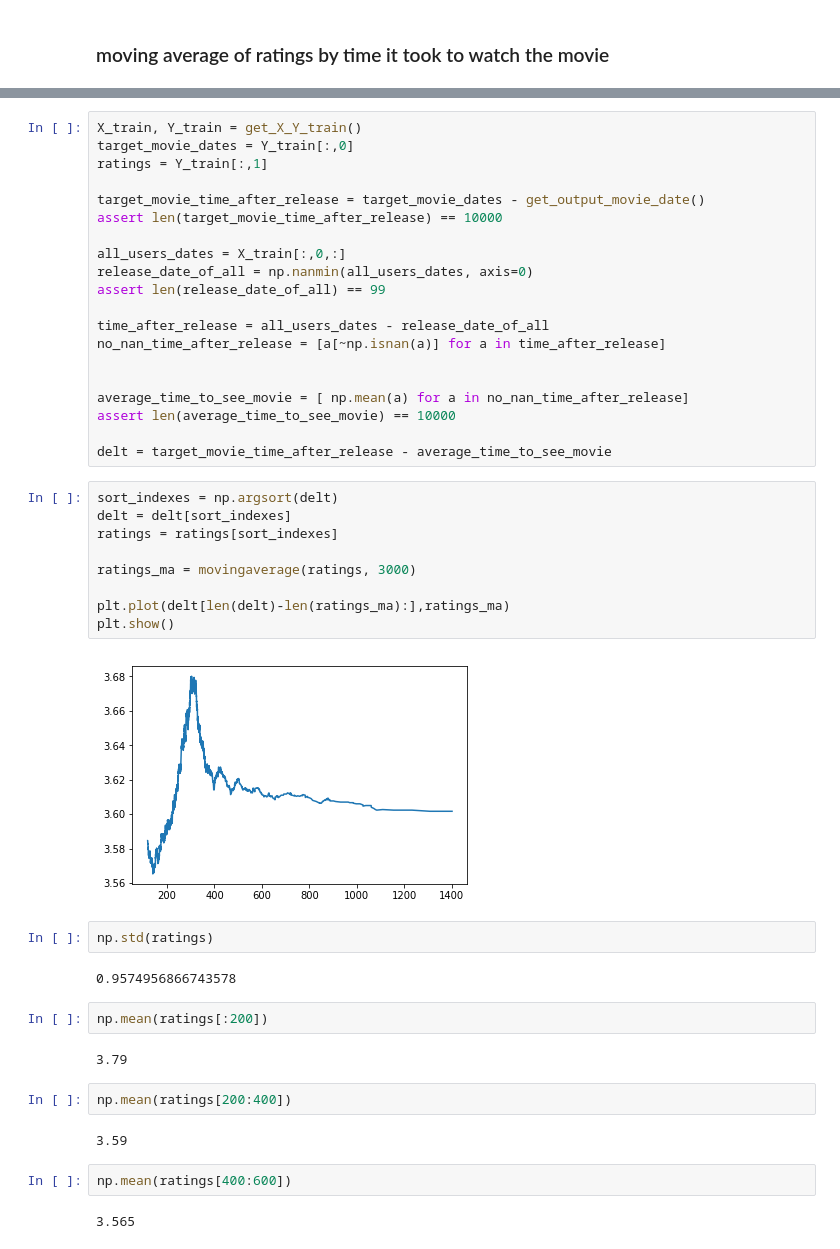
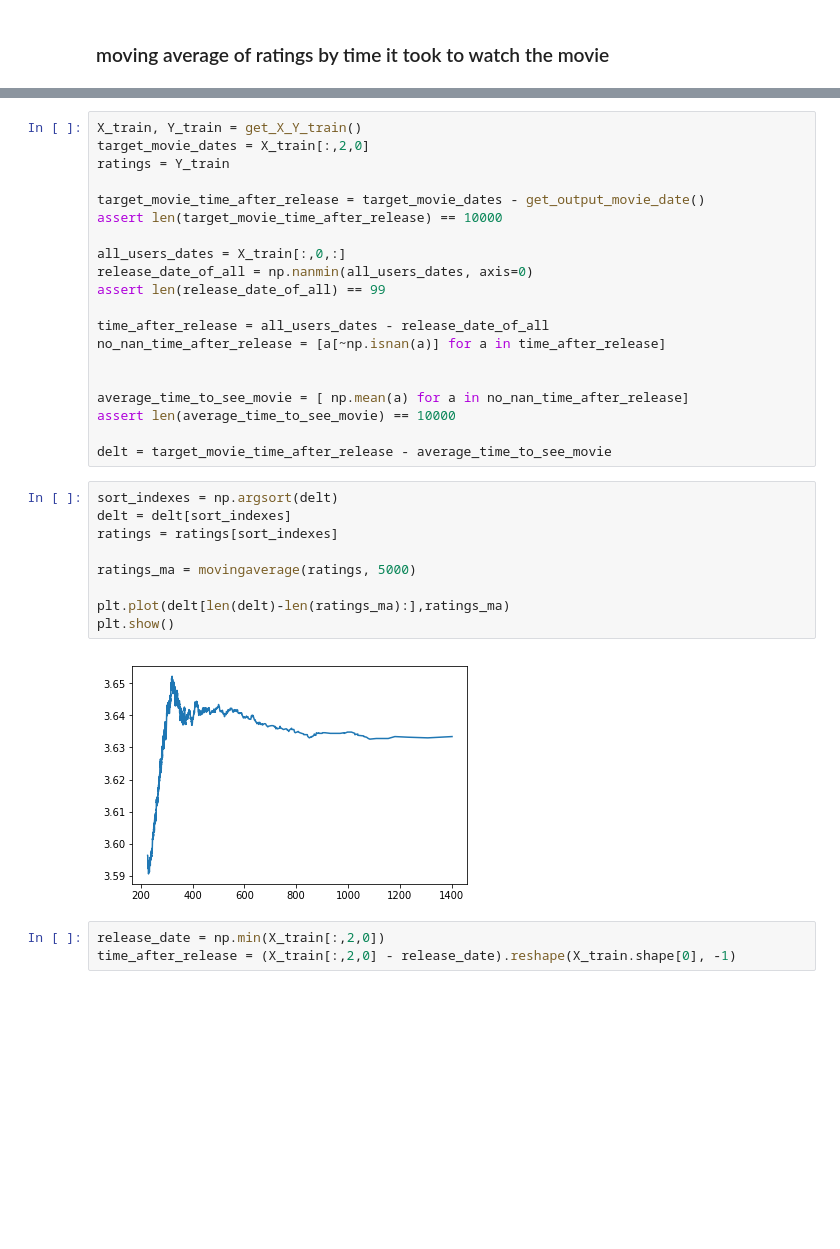
Before and after one commit to JonathanSomer/StatisticalLearningClassCompetition, a Jupyter notebook: visualize_data.ipynb, the cells around one changed output, grey strips where cells are left out. Saved outputs shown, nothing was run; the diff lists cells and outputs as text; blank space fills up the shorter version.

```diff
--- a/visualize_data.ipynb
+++ b/visualize_data.ipynb
@@ -144,7 +144,7 @@ plt.show()
 # %%
 X_train, Y_train = get_X_Y_train()
-target_movie_dates = Y_train[:,0]
-ratings = Y_train[:,1]
+target_movie_dates = X_train[:,2,0]
+ratings = Y_train
 
 target_movie_time_after_release = target_movie_dates - get_output_movie_date()
 assert len(target_movie_time_after_release) == 10000
@@ -164,27 +164,14 @@ delt = target_movie_time_after_release - average_time_to_see_movie
 # %%
 sort_indexes = np.argsort(delt)
 delt = delt[sort_indexes]
 ratings = ratings[sort_indexes]
 
-ratings_ma = movingaverage(ratings, 3000)
+ratings_ma = movingaverage(ratings, 5000)
 
 plt.plot(delt[len(delt)-len(ratings_ma):],ratings_ma)
 plt.show()
 # %% [output]
-[figure, old version]
+[figure, new version]
-# %%
-np.std(ratings)
-# %% [output]
-0.9574956866743578
-# %%
-np.mean(ratings[:200])
-# %% [output]
-3.79
-# %%
-np.mean(ratings[200:400])
-# %% [output]
-3.59
-# %%
-np.mean(ratings[400:600])
-# %% [output]
-3.565
+# %%
+release_date = np.min(X_train[:,2,0])
+time_after_release = (X_train[:,2,0] - release_date).reshape(X_train.shape[0], -1)
```
Also changed, not shown: parts of 6 cells of this notebook, 10 other files.
